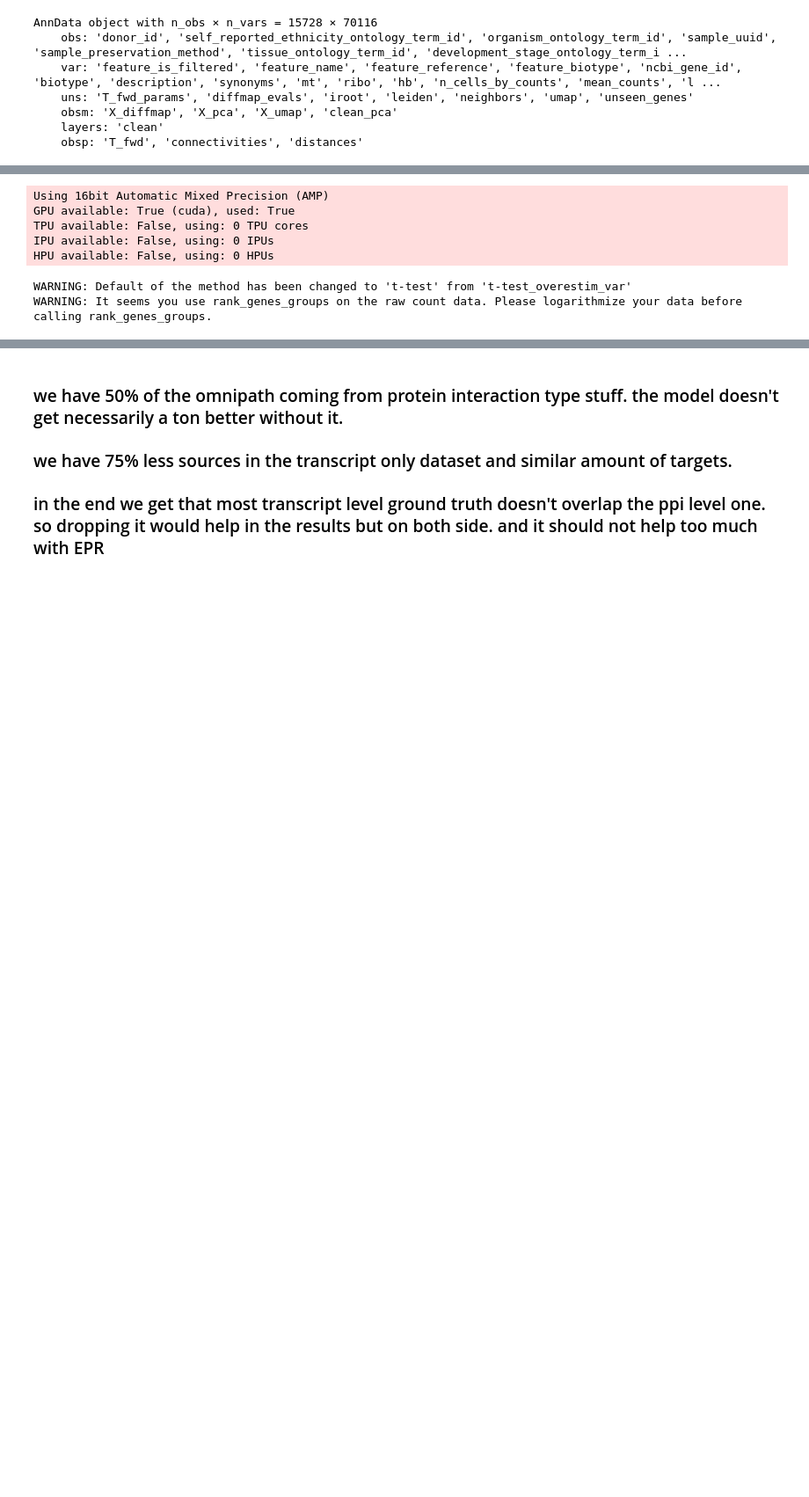
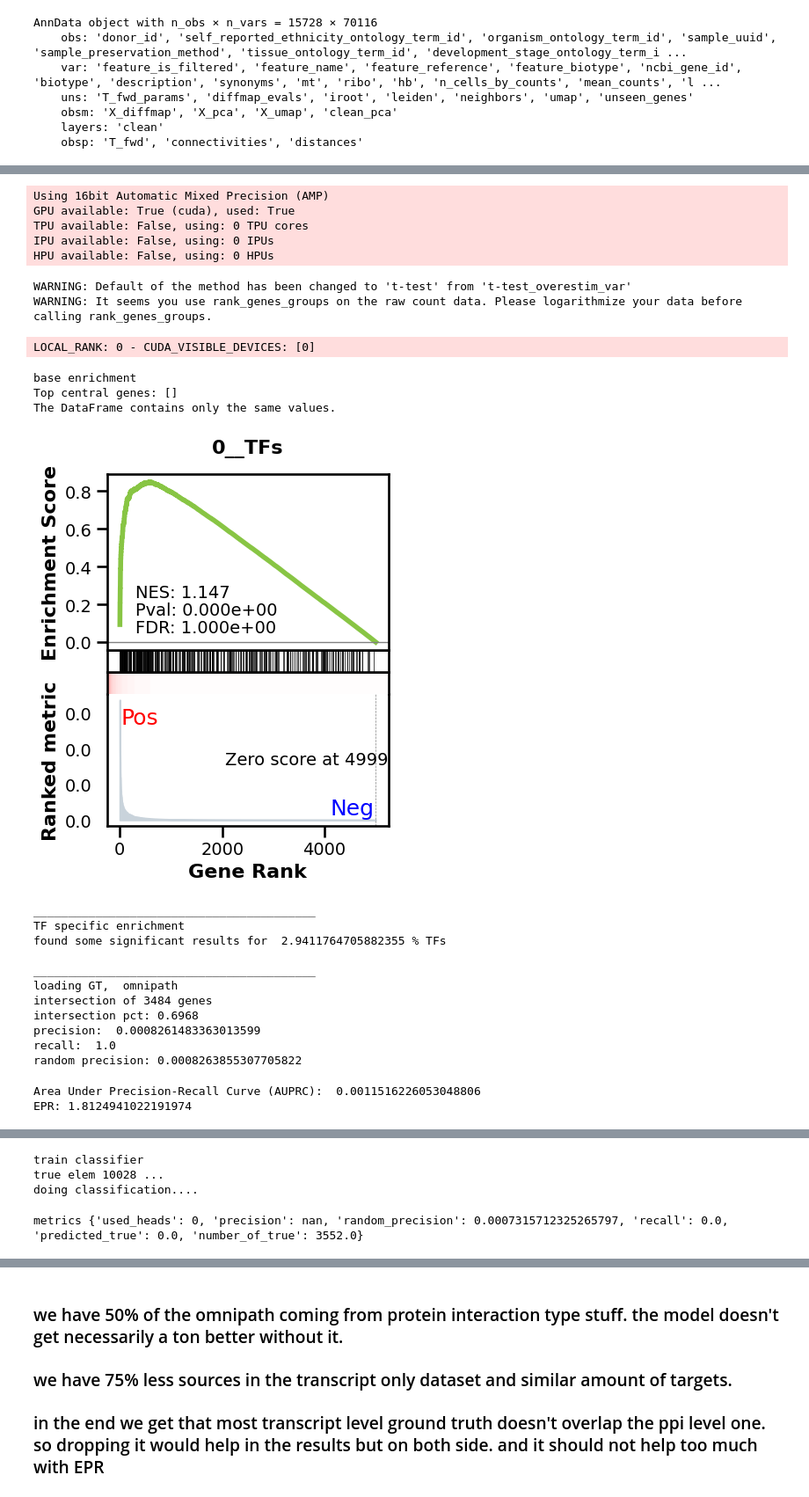
Before and after one commit to jkobject/scPRINT, a Jupyter notebook: notebooks/bench_omni_prevdataset.ipynb, the cells around one changed output, grey strips where cells are left out. Shown at 88% size. Cells and saved outputs as stored; diff of their text form; code cells hidden in the pictures; blank space fills up the shorter version.

```diff
--- a/notebooks/bench_omni_prevdataset.ipynb
+++ b/notebooks/bench_omni_prevdataset.ipynb
@@ -115,0 +149,3 @@ EPR: 2.6620469453287052
+# %%
+_, m, clf_omni = train_classifier(grn, C=0.1, train_size=0.6, class_weight={
+                                        1: 100, 0: 1}, shuffle=False, max_iter=200, return_full=False)
@@ -135,38 +173,54 @@ for celltype in CELLTYPES:
     #del grn
     grn_inferer = GRNfer(model, adata[adata.X.sum(1) > 500],
                          how="most var across",
                          preprocess="softmax",
                          head_agg='none',
                          filtration="none",
                          forward_mode="none",
                          organisms=['NCBITaxon:9606','NCBITaxon:10090'],
                          num_genes=NUM_GENES,
-                         max_cells=MAXCELLS,
+                         max_cells=1024,
                          doplot=False,
-                         batch_size=32,
+                         batch_size=16,
                          )
     grn = grn_inferer(layer=list(range(model.nlayers))[:], cell_type=celltype)
     grn.var.index = make_index_unique(grn.var['symbol'].astype(str))
     grn.varp['all'] = grn.varp['GRN']
-    grn.varp['GRN'] = grn.varp['GRN'].mean(-1)
+    grn.varp['GRN'] = grn.varp['GRN'][:,:,-4:].mean(-1)
     metrics[celltype+'_scprint'] = BenGRN(grn).scprint_benchmark()
 
     if clf_omni == None:
         grn.varp['GRN'] = grn.varp['all']
         print("train classifier")
-        _, m, clf_omni = train_classifier(grn, C=0.02, train_size=0.4, class_weight={
-                                        1: 200, 0: 1}, shuffle=False, max_iter=600, return_full=False)
-        grn.varp['GRN'] = grn.varp['all'][:,:,clf_omni.coef_[0] > 0].mean(-1)
-    else:
-        grn.varp['GRN'] = grn.varp['all'][:,:,clf_omni.coef_[0] > 0].mean(-1)
+        _, m, clf_omni = train_classifier(grn, C=0.1, train_size=0.6, class_weight={
+                                        1: 100, 0: 1}, shuffle=False, max_iter=200, return_full=False)
+    grn.varp['GRN'] = grn.varp['all'][:,:,clf_omni.coef_[0] > 0].mean(-1)
     print("scprint_benchmark2")
     metrics[celltype+'_scprint_class'] = BenGRN(grn).scprint_benchmark()
     del grn
 # %% [output]
 Using 16bit Automatic Mixed Precision (AMP)
 GPU available: True (cuda), used: True
 TPU available: False, using: 0 TPU cores
 IPU available: False, using: 0 IPUs
 HPU available: False, using: 0 HPUs
 WARNING: Default of the method has been changed to 't-test' from 't-test_overestim_var'
 WARNING: It seems you use rank_genes_groups on the raw count data. Please logarithmize your data before calling rank_genes_groups.
+LOCAL_RANK: 0 - CUDA_VISIBLE_DEVICES: [0]
+base enrichment
+Top central genes: []
+The DataFrame contains only the same values.
+[figure, added]
+_________________________________________
+TF specific enrichment
+found some significant results for  2.9411764705882355 % TFs
+
+_________________________________________
+loading GT,  omnipath
+intersection of 3484 genes
+intersection pct: 0.6968
+precision:  0.0008261483363013599
+recall:  1.0
+random precision: 0.0008263855307705822
+Area Under Precision-Recall Curve (AUPRC):  0.0011516226053048806
+EPR: 1.8124941022191974
@@ -172,0 +228,4 @@ WARNING: It seems you use rank_genes_groups on the raw count data. Please logari
+train classifier
+true elem 10028 ...
+doing classification....
+metrics {'used_heads': 0, 'precision': nan, 'random_precision': 0.0007315712325265797, 'recall': 0.0, 'predicted_true': 0.0, 'number_of_true': 3552.0}
```
Also changed, not shown: parts of 15 cells of this notebook, 9 other files.
